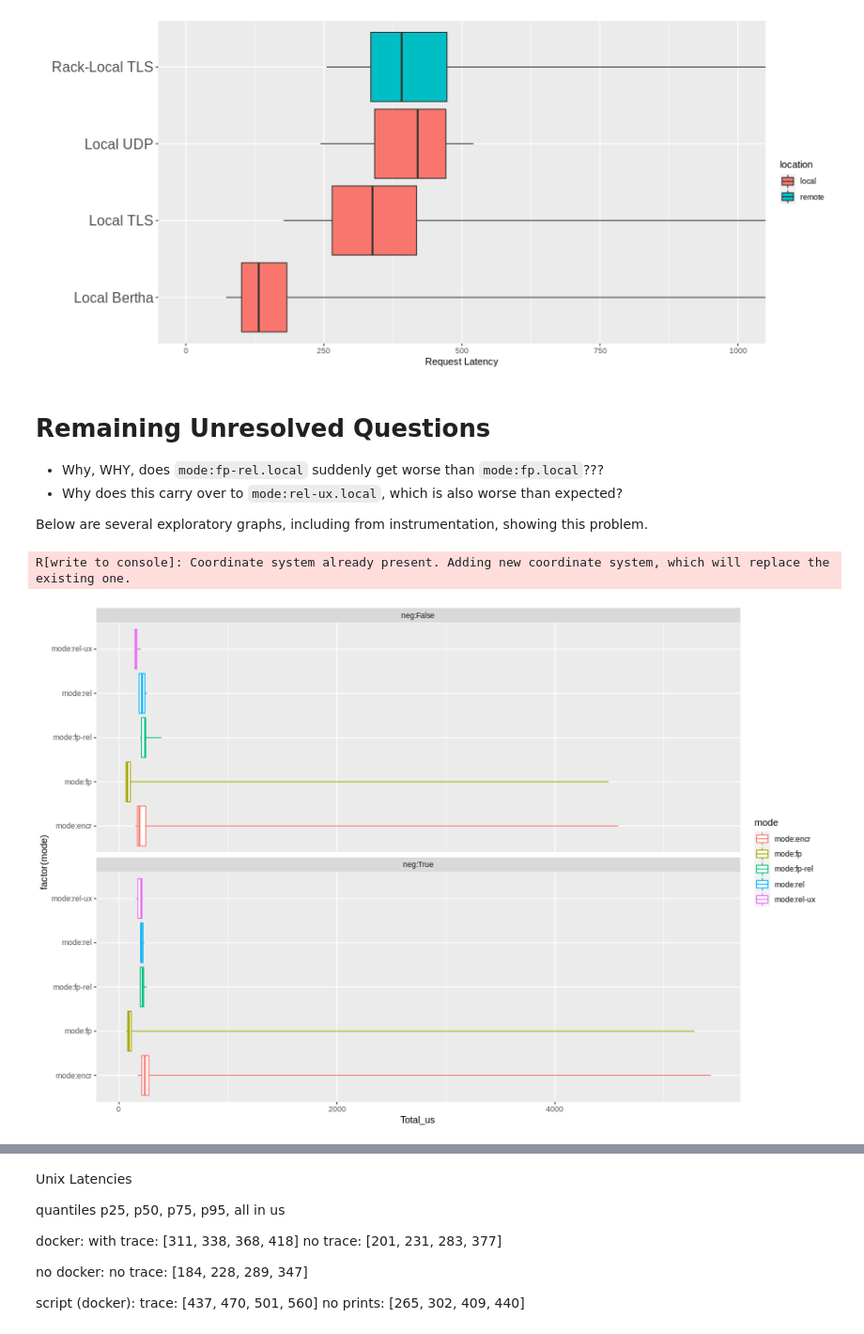
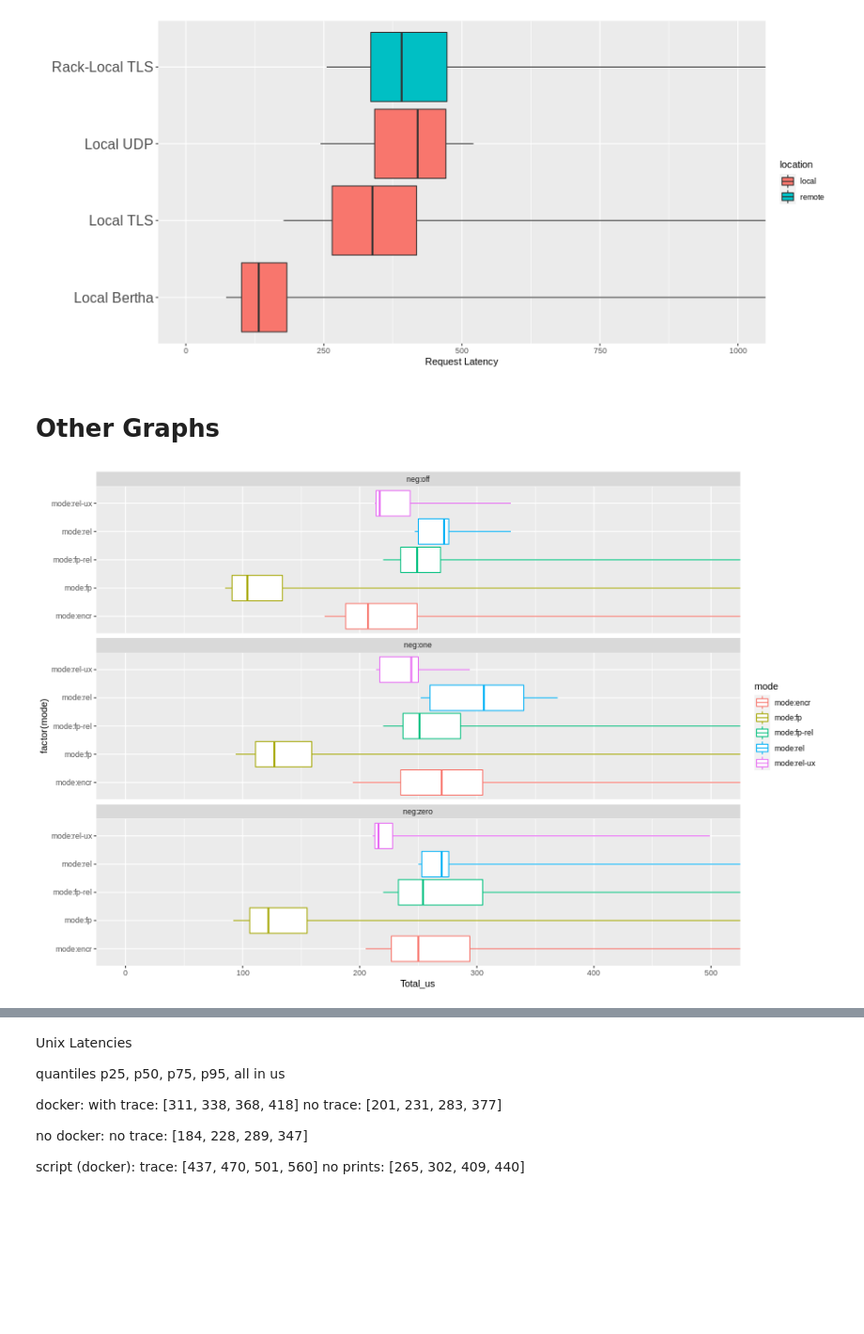
Before and after one commit to akshayknarayan/burrito, a Jupyter notebook: scripts/local-fastpath.ipynb, the cells around one changed output, grey strips where cells are left out. Shown at 94% size. Saved outputs shown, nothing was run; the diff lists cells and outputs as text; code cells hidden in the pictures; blank space fills up the shorter version.

Commit message:
local-fastpath: Zero-rtt option + tracing

```diff
--- a/scripts/local-fastpath.ipynb
+++ b/scripts/local-fastpath.ipynb
@@ -58,8 +58,8 @@ pos = ['local']
 mode = [f'mode:{m}' for m in ['encr', 'rel', 'rel-ux', 'fp', 'fp-rel']]
 msgs = ['msgs:500']
 perconn = ['perconn:10']
-neg = [f'neg:{x}' for x in [True, False]]
-version = ['~/burrito-local-rpcs/neg-comp']
+neg = [f'neg:{x}' for x in ['off', 'one', 'zero']]
+version = ['~/burrito-local-rpcs/z-neg-comp-1']
 # %%
 df = None
 for d in version:
@@ -132,32 +134,25 @@ ggplot(norel, aes(x=interaction(mode, location), y=Total_us, fill=location)) +
 #  scale_colour_discrete(limits=c("mode:fp.local", "mode:rel.local", "mode:encr.local", "mode:fp.remote")) +
 # %% [output]
 [figure]
-# %% [markdown]
-Remaining Unresolved Questions
-==============
-
-- Why, WHY, does `mode:fp-rel.local` suddenly get worse than `mode:fp.local`???
-- Why does this carry over to `mode:rel-ux.local`, which is also worse than expected?
-
-Below are several exploratory graphs, including from instrumentation, showing this problem.
+# %% [markdown]
+# Other Graphs
 # %%
 %%R -i df -w 900 -h 600
 
 library(ggplot2)
 
 f <- function(x) {
   r <- quantile(x, probs = c(0.05, 0.25, 0.5, 0.75, 0.95))
   names(r) <- c("ymin", "lower", "middle", "upper", "ymax")
   r
 }
 
 ggplot(df, aes(x=factor(mode), y=Total_us, colour=mode)) +
   stat_summary(fun.data = f, geom="boxplot") +
   facet_wrap(~withneg, ncol=1) +
-  coord_cartesian(ylim=c(0,6e3)) + coord_flip()
+  coord_flip(ylim=c(0,500))
 # %% [output]
-R[write to console]: Coordinate system already present. Adding new coordinate system, which will replace the existing one.
-[figure, old version]
+[figure, new version]
 # %%
 def parse_trace(fn):
     with open(fn) as f:
```
Also changed, not shown: parts of 7 cells of this notebook, 5 other files.
